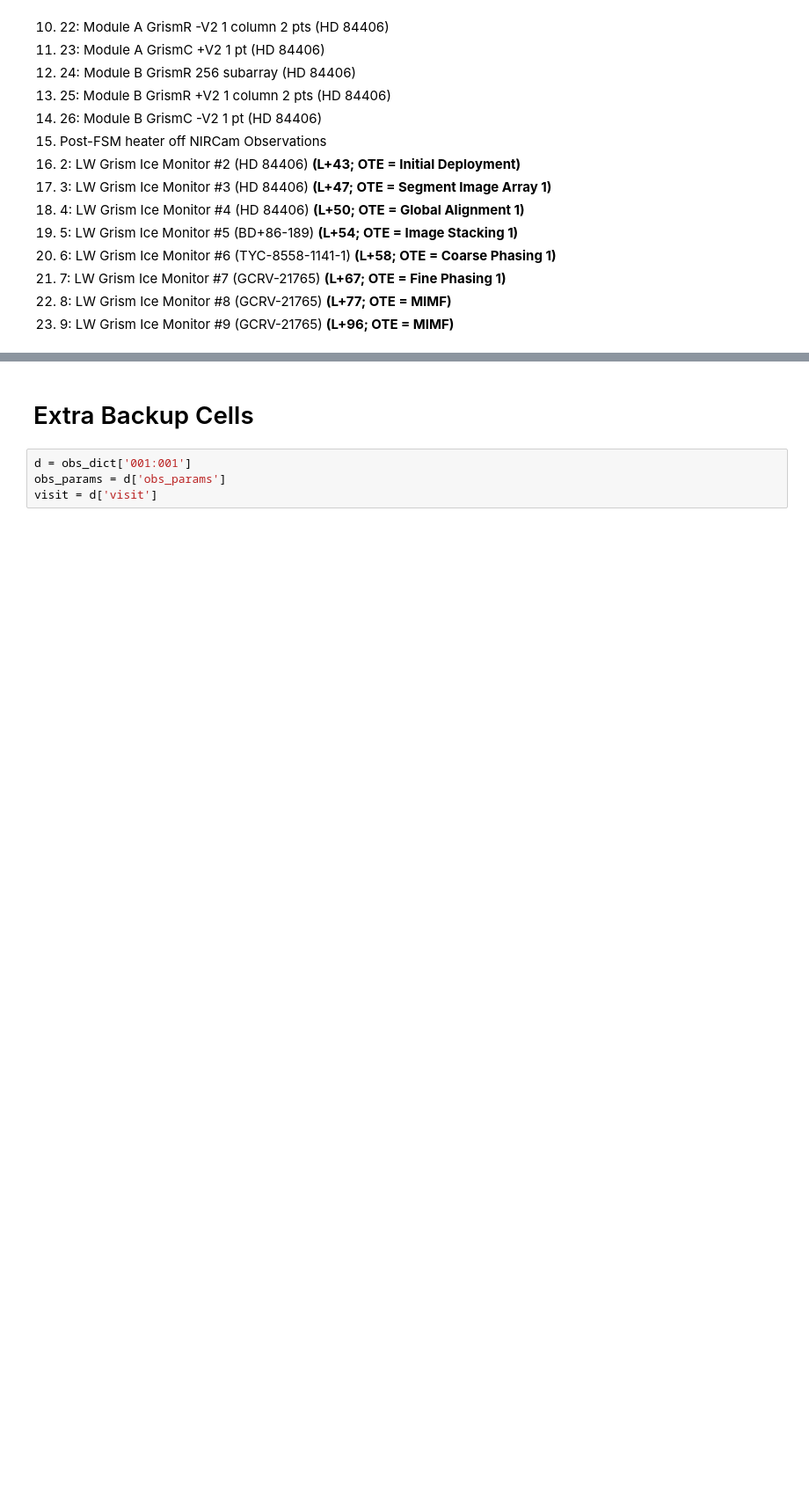
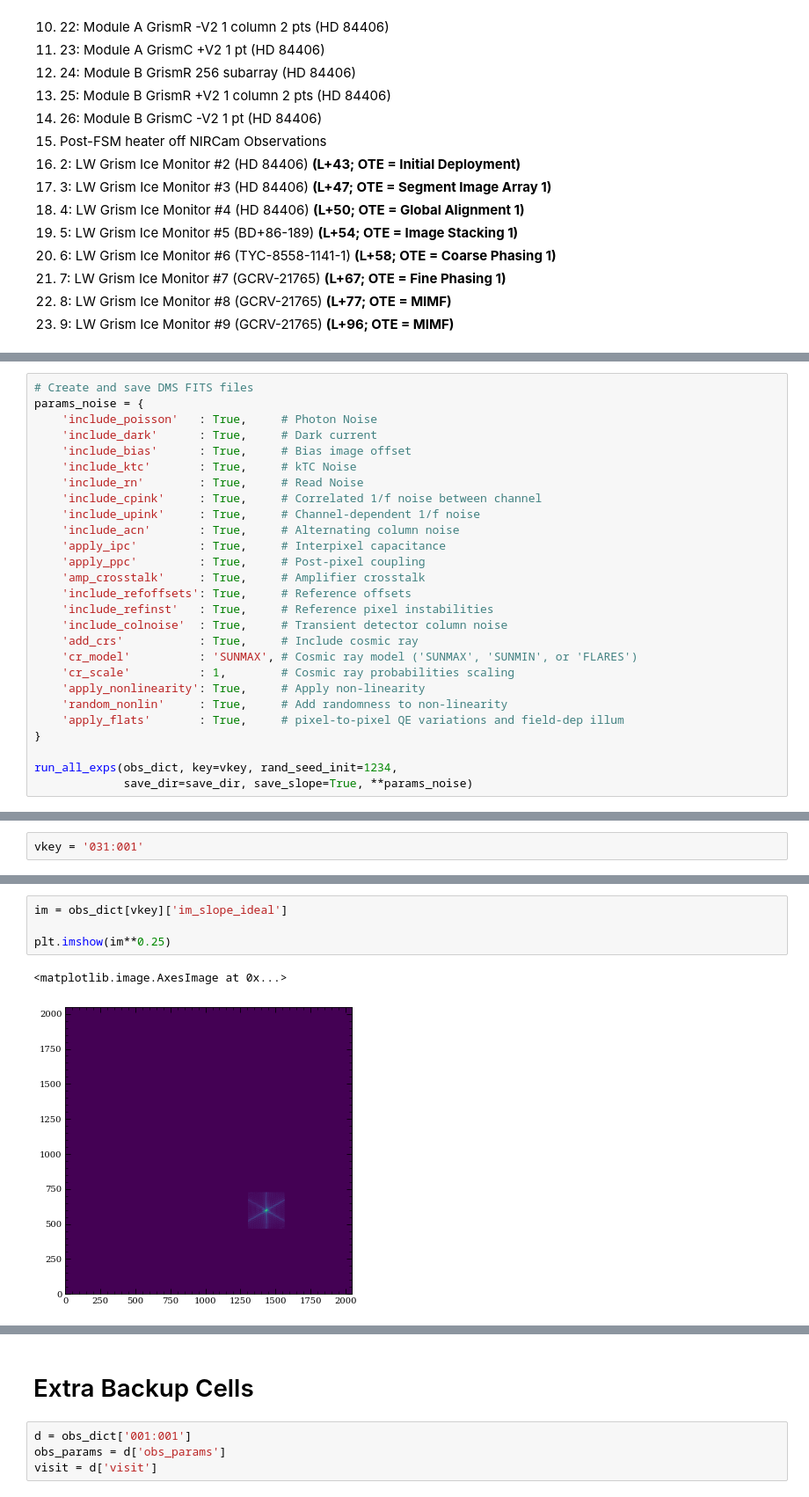
Before and after one commit to JarronL/pynrc, a Jupyter notebook: notebooks/Commissioning/NRC35_Ice/NRC-35_WaterIce_Sims.ipynb, the cells around one changed output, grey strips where cells are left out. Shown at 88% size. Saved outputs shown, nothing was run; the diff lists cells and outputs as text; blank space fills up the shorter version.

```diff
--- a/notebooks/Commissioning/NRC35_Ice/NRC-35_WaterIce_Sims.ipynb
+++ b/notebooks/Commissioning/NRC35_Ice/NRC-35_WaterIce_Sims.ipynb
@@ -530,0 +270,27 @@ run_all_exps(obs_dict, key='001:001', rand_seed_init=1234,
+# %%
+# Create and save DMS FITS files
+params_noise = {
+    'include_poisson'   : True,     # Photon Noise
+    'include_dark'      : True,     # Dark current
+    'include_bias'      : True,     # Bias image offset
+    'include_ktc'       : True,     # kTC Noise
+    'include_rn'        : True,     # Read Noise
+    'include_cpink'     : True,     # Correlated 1/f noise between channel
+    'include_upink'     : True,     # Channel-dependent 1/f noise
+    'include_acn'       : True,     # Alternating column noise
+    'apply_ipc'         : True,     # Interpixel capacitance
+    'apply_ppc'         : True,     # Post-pixel coupling
+    'amp_crosstalk'     : True,     # Amplifier crosstalk
+    'include_refoffsets': True,     # Reference offsets
+    'include_refinst'   : True,     # Reference pixel instabilities
+    'include_colnoise'  : True,     # Transient detector column noise
+    'add_crs'           : True,     # Include cosmic ray
+    'cr_model'          : 'SUNMAX', # Cosmic ray model ('SUNMAX', 'SUNMIN', or 'FLARES')
+    'cr_scale'          : 1,        # Cosmic ray probabilities scaling
+    'apply_nonlinearity': True,     # Apply non-linearity
+    'random_nonlin'     : True,     # Add randomness to non-linearity
+    'apply_flats'       : True,     # pixel-to-pixel QE variations and field-dep illum
+}
+
+run_all_exps(obs_dict, key=vkey, rand_seed_init=1234,
+             save_dir=save_dir, save_slope=True, **params_noise)
@@ -530,0 +308,2 @@ run_all_exps(obs_dict, key='001:001', rand_seed_init=1234,
+# %%
+vkey = '031:001'
@@ -530,0 +333,7 @@ run_all_exps(obs_dict, key='001:001', rand_seed_init=1234,
+# %%
+im = obs_dict[vkey]['im_slope_ideal']
+
+plt.imshow(im**0.25)
+# %% [output]
+<matplotlib.image.AxesImage at 0x...>
+[figure, added]
```
Also changed, not shown: parts of 47 cells of this notebook.
